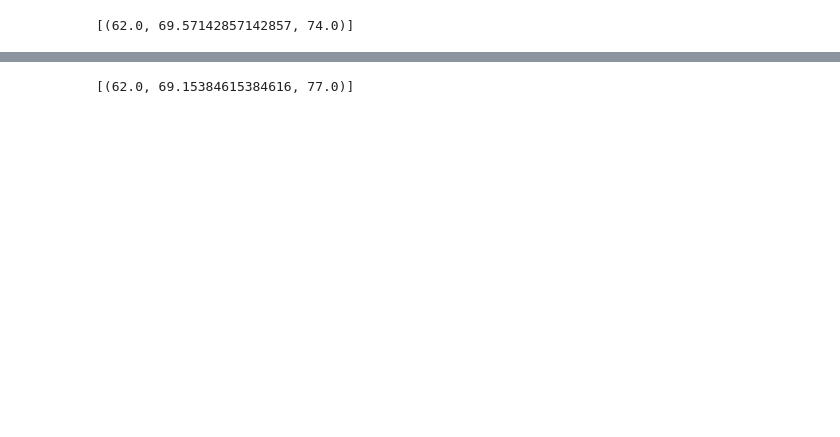
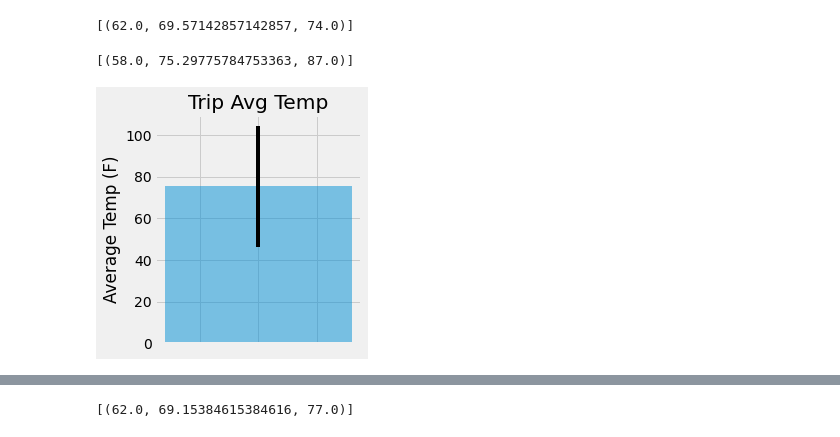
Before and after one commit to JasonAlfred/sqlalchemy-challenge, a Jupyter notebook: climate_starter.ipynb, the cells around one changed output, grey strips where cells are left out. Drawn from its saved outputs; the diff is of its cells as text; code cells hidden in the pictures; blank space fills up the shorter version.

```diff
--- a/climate_starter.ipynb
+++ b/climate_starter.ipynb
@@ -216,11 +234,29 @@ print(calc_temps('2012-02-28', '2012-03-05'))
 # %%
 # Use your previous function `calc_temps` to calculate the tmin, tavg, and tmax
 # for your trip using the previous year's data for those same dates.
+trip_temps = calc_temps('2017-02-15', '2018-02-28')
+trip_temps
+# %% [output]
+[(58.0, 75.29775784753363, 87.0)]
 # %%
 # Plot the results from your previous query as a bar chart.
 # Use "Trip Avg Temp" as your Title
 # Use the average temperature for the y value
 # Use the peak-to-peak (tmax-tmin) value as the y error bar (yerr)
+fig, ax = plt.subplots(figsize= (4,4))
+ax.bar(0, trip_temps[0][1],
+       yerr=trip_temps[0][2] - trip_temps[0][0],
+       align='center',
+       alpha=0.5,
+       ecolor='black')
+ax.set_ylabel('Average Temp (F)')
+ax.set_xticklabels('')
+ax.set_title('Trip Avg Temp')
+plt.tight_layout()
+
+plt.show()
+# %% [output]
+[figure, added]
 # %%
 # Calculate the total amount of rainfall per weather station for your trip dates using the previous year's matching dates.
 # Sort this in descending order by precipitation amount and list the station, name, latitude, longitude, and elevation
```
Also changed, not shown: parts of 18 cells of this notebook, 3 other files.
